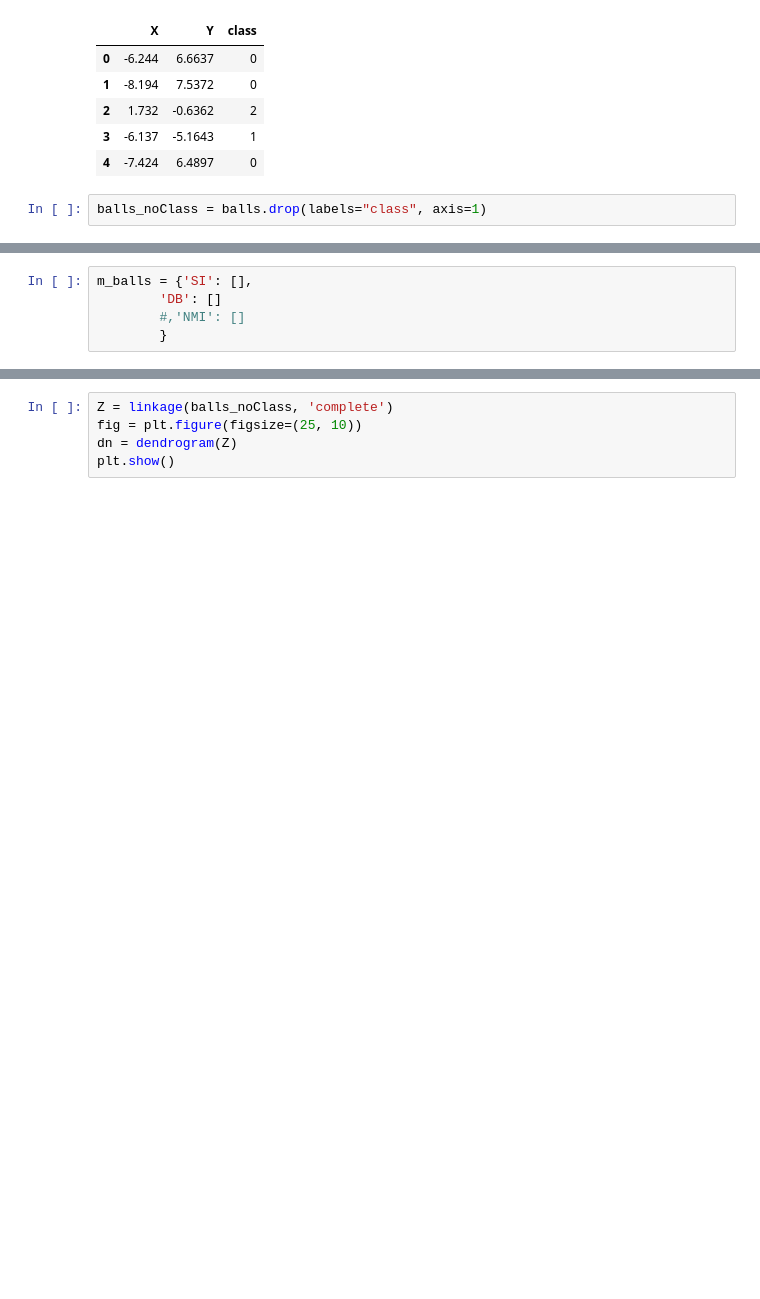
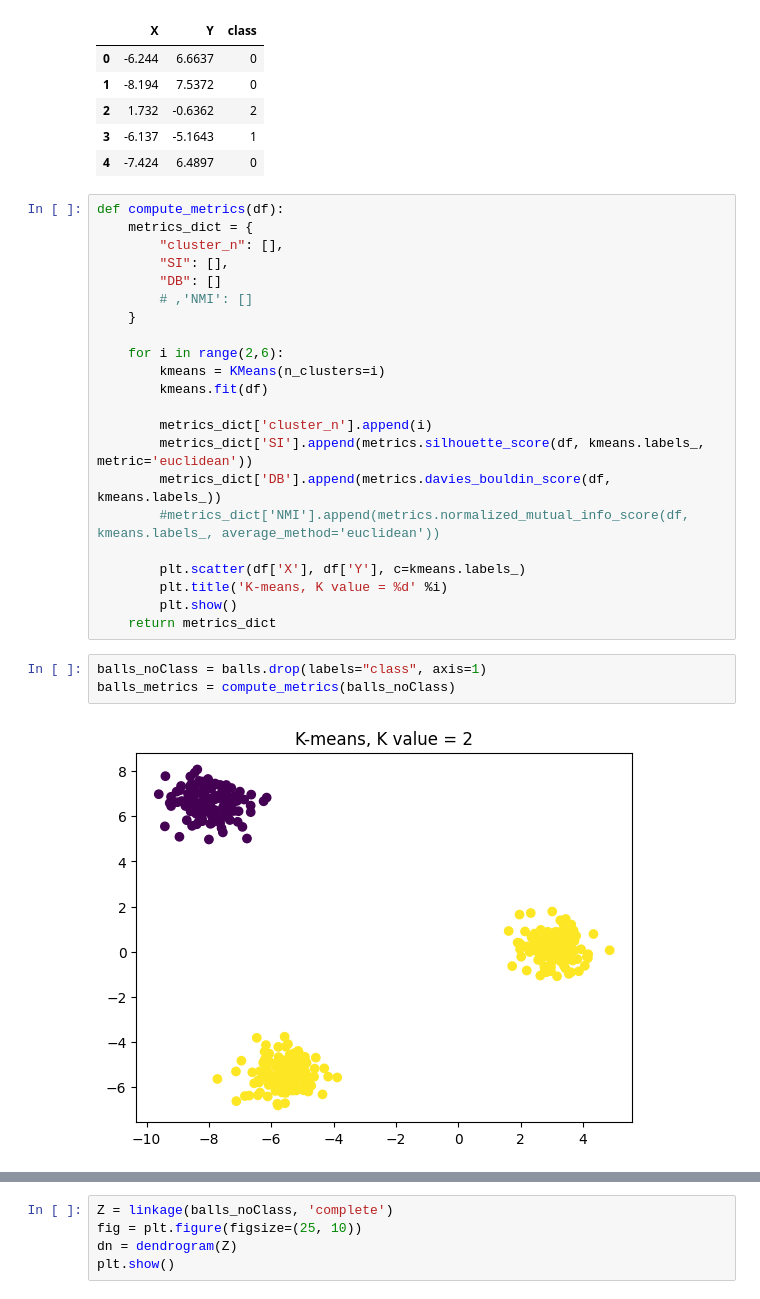
Before and after one commit to banditar/DataMining-2022-aalto, a Jupyter notebook: Assignment 2/Homework2.ipynb, the cells around one changed output, grey strips where cells are left out. Drawn from its saved outputs; the diff is of its cells as text; blank space fills up the shorter version.

```diff
--- a/Assignment 2/Homework2.ipynb
+++ b/Assignment 2/Homework2.ipynb
@@ -49,5 +49,30 @@ balls.head()
 | 2 | 1.732 | -0.6362 | 2 |
 | 3 | -6.137 | -5.1643 | 1 |
 | 4 | -7.424 | 6.4897 | 0 |
+# %%
+def compute_metrics(df):
+    metrics_dict = {
+        "cluster_n": [],
+        "SI": [],
+        "DB": []
+        # ,'NMI': []
+    }
+
+    for i in range(2,6):
+        kmeans = KMeans(n_clusters=i)
+        kmeans.fit(df)
+
+        metrics_dict['cluster_n'].append(i)
+        metrics_dict['SI'].append(metrics.silhouette_score(df, kmeans.labels_, metric='euclidean'))
+        metrics_dict['DB'].append(metrics.davies_bouldin_score(df, kmeans.labels_))
+        #metrics_dict['NMI'].append(metrics.normalized_mutual_info_score(df, kmeans.labels_, average_method='euclidean'))
+
+        plt.scatter(df['X'], df['Y'], c=kmeans.labels_)
+        plt.title('K-means, K value = %d' %i)
+        plt.show()
+    return metrics_dict
 # %%
 balls_noClass = balls.drop(labels="class", axis=1)
+balls_metrics = compute_metrics(balls_noClass)
+# %% [output]
+[figure, added]
@@ -54,5 +81,0 @@ balls_noClass = balls.drop(labels="class", axis=1)
-# %%
-m_balls = {'SI': [],
-        'DB': []
-        #,'NMI': []
-        }
```
Also changed, not shown: parts of 10 cells of this notebook.
